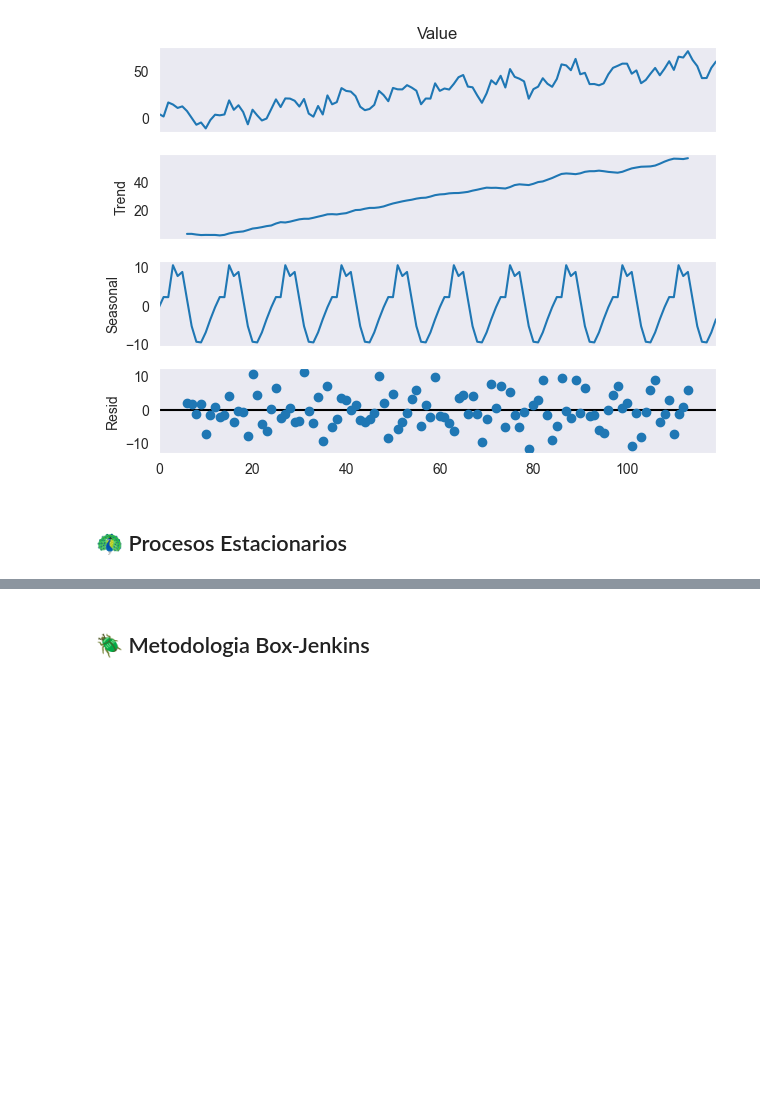
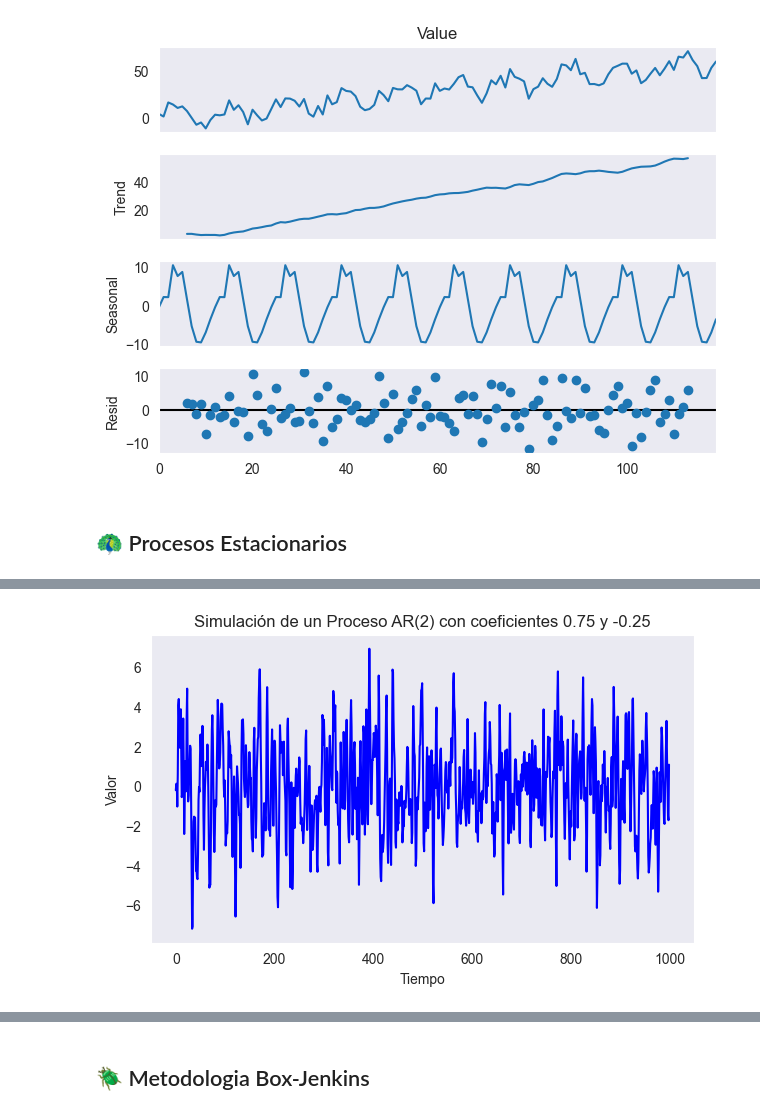
Before and after one commit to anmedinas/DS_Finance, a Jupyter notebook: clase_07/time_series.ipynb, the cells around one changed output, grey strips where cells are left out. Cells and saved outputs as stored; diff of their text form; code cells hidden in the pictures; blank space fills up the shorter version.

```diff
--- a/clase_07/time_series.ipynb
+++ b/clase_07/time_series.ipynb
@@ -400,0 +562,32 @@ plt.show()
+# %%
+# Simula Proceso AR(2)
+from statsmodels.tsa.arima_process import ArmaProcess
+
+# Semilla Aleatoria
+np.random.seed(12345)
+
+# Cantidad de muestras a simular
+nsample = 1000
+
+# Definir Parametros para proceso AR
+arparams = np.array([.75, -.25])
+maparams = np.array([1])
+
+ar = np.r_[1, -arparams]
+ma = np.r_[1, maparams]
+
+# Crear el proceso AR(2)
+AR2_process = ArmaProcess(ar, ma)
+
+# Generar muestra de tamaño 1000
+simulated_AR2 = AR2_process.generate_sample(nsample=1000)
+
+# Visualización de la serie AR(2)
+plt.figure(figsize = (7, 4))
+plt.plot(simulated_AR2, color='blue')
+plt.title('Simulación de un Proceso AR(2) con coeficientes 0.75 y -0.25')
+plt.xlabel('Tiempo')
+plt.ylabel('Valor')
+plt.show()
+# %% [output]
+[figure, added]
```
Also changed, not shown: parts of 42 cells of this notebook, 2 other files.
